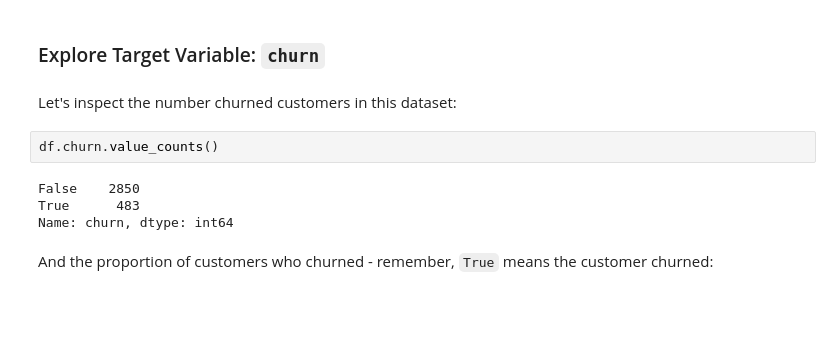
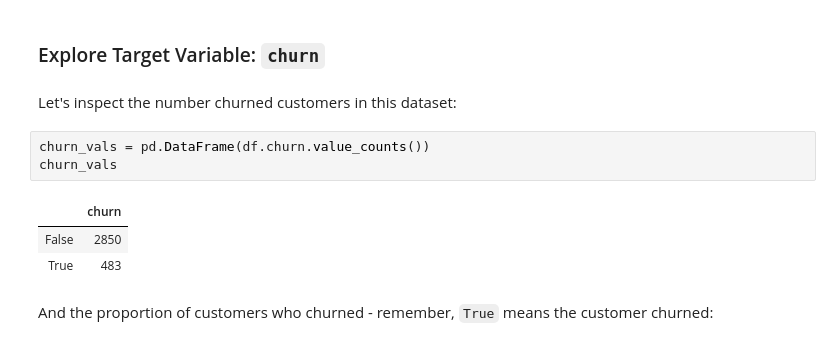
Before and after one commit to chum46/customer_churn_prediction, a Jupyter notebook: notebooks/report/final_notebook.ipynb, the cells around one changed output. Cells and saved outputs as stored; diff of their text form; blank space fills up the shorter version.

```diff
--- a/notebooks/report/final_notebook.ipynb
+++ b/notebooks/report/final_notebook.ipynb
@@ -297,12 +297,13 @@ df.head()
 ### Explore Target Variable: `churn`
 # %% [markdown]
 Let's inspect the number churned customers in this dataset:
-# %%
-df.churn.value_counts()
-# %% [output]
-False    2850
-True      483
-Name: churn, dtype: int64
+# %%
+churn_vals = pd.DataFrame(df.churn.value_counts())
+churn_vals
+# %% [output]
+|  | churn |
+| False | 2850 |
+| True | 483 |
 # %% [markdown]
 And the proportion of customers who churned - remember, `True` means the customer churned:
 # %%
```
Also changed, not shown: parts of 36 cells of this notebook, 3 other files.
